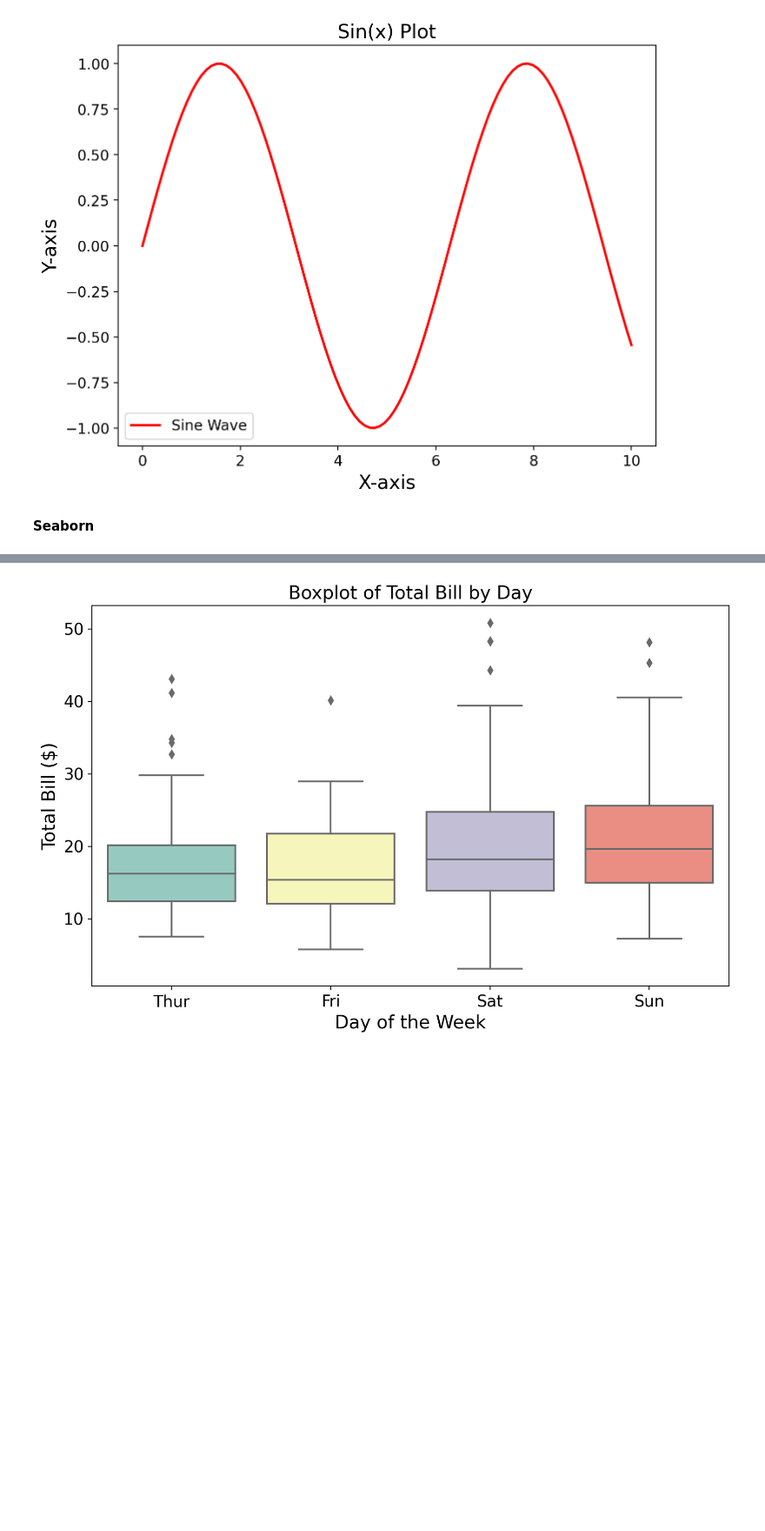
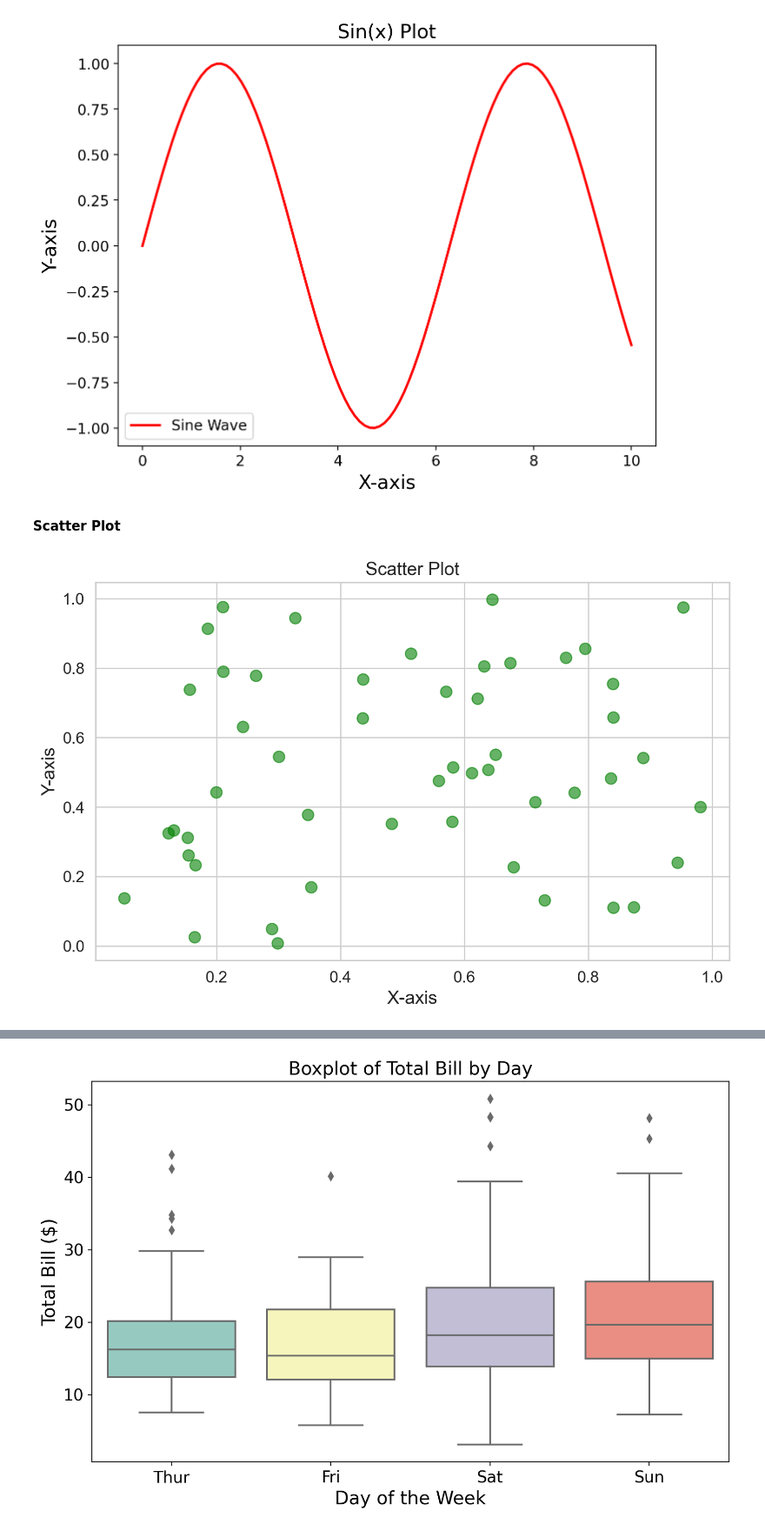
Before and after one commit to extaraordinary/data_visualization, a Jupyter notebook: data_visualization_notebook.ipynb, the cells around one changed output, grey strips where cells are left out. Shown at 87% size. Cells and saved outputs as stored; diff of their text form; code cells hidden in the pictures; blank space fills up the shorter version.

```diff
--- a/data_visualization_notebook.ipynb
+++ b/data_visualization_notebook.ipynb
@@ -52,5 +59,25 @@ plt.legend(fontsize=12)
 plt.show()
 # %% [output]
 [figure]
-# %% [markdown]
-**Seaborn**
+# %% [markdown]
+**Scatter Plot**
+# %%
+# Data
+x = np.random.rand(50)
+y = np.random.rand(50)
+
+# Scatter Plot
+plt.figure(figsize=(10, 6), dpi=200)
+plt.scatter(x, y, marker='o',
+            s=100,         # marker's size
+            color='green', # marker's color
+            alpha=0.6)     # marker's transparency
+plt.title('Scatter Plot', fontsize=16)
+plt.xlabel('X-axis', fontsize=16)
+plt.ylabel('Y-axis', fontsize=16)
+plt.xticks(fontsize=14)
+plt.yticks(fontsize=14)
+plt.grid(True)
+plt.show()
+# %% [output]
+[figure, added]
```
Also changed, not shown: parts of 50 cells of this notebook.
